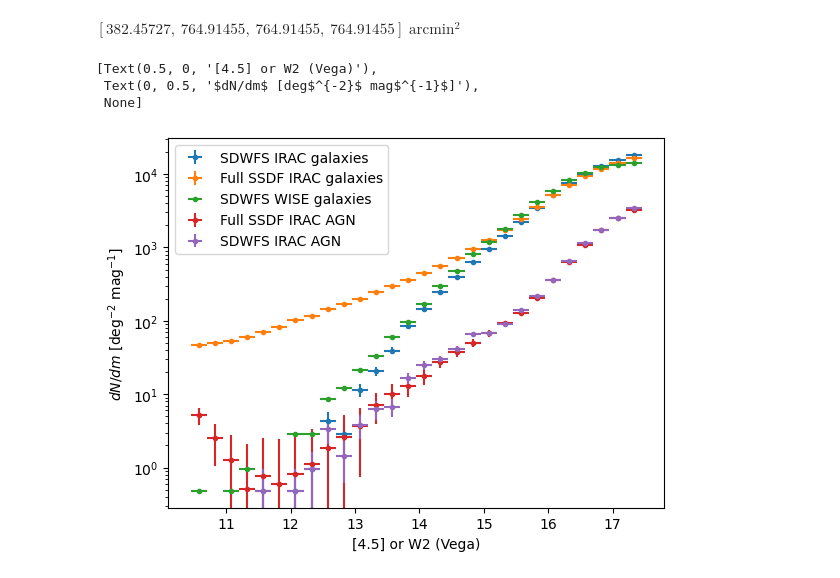
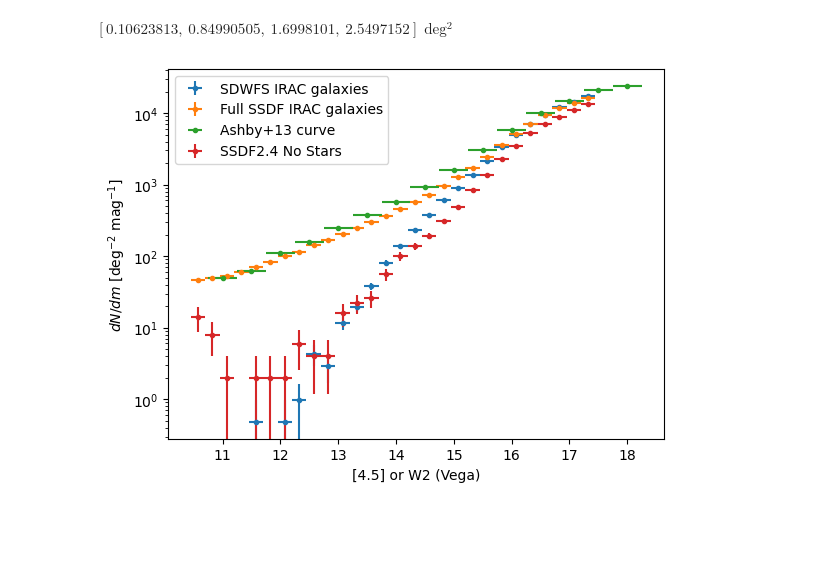
Before and after one commit to floydie7/SPT_AGN, a Jupyter notebook: SPT-local_bkg_SDWFS-SSDF_galAGN.ipynb, the cells around one changed output. Cells and saved outputs as stored; diff of their text form; code cells hidden in the pictures; blank space fills up the shorter version.

Commit message:
Example plot of how the SSDF dN/dm distribution changes with removing Gaia stars.

```diff
--- a/SPT-local_bkg_SDWFS-SSDF_galAGN.ipynb
+++ b/SPT-local_bkg_SDWFS-SSDF_galAGN.ipynb
@@ -212,3 +265,7 @@ ssdf_wise_gals_5_7r200 = ssdf_wise_gals_5_7r200[(ch1_bright_mag < ssdf_wise_gals
 # sdwfs_irac_agn = sdwfs_irac_gals[sdwfs_irac_gals['I1_MAG_APER4'] - sdwfs_irac_gals['I2_MAG_APER4'] >= agn_purity_color(0.8)]
 # ssdf_wise_agn = ssdf_wise_gals[ssdf_wise_gals['w1mpro'].value - ssdf_wise_gals['w2mpro'].value >= agn_purity_color(0.8)]
 # ssdf_irac_agn = ssdf_irac_gals[ssdf_irac_gals['I1_MAG_APER4'] - ssdf_irac_gals['I2_MAG_APER4'] >= agn_purity_color(0.8)]
+# %%
+ssdf24_wcs = WCS('Data_Repository/Images/SSDF/I2_SSDF2.4_mosaic.fits')
+ssdf24_img = fits.getdata('Data_Repository/Images/SSDF/I2_SSDF2.4_mosaic.fits')
+ssdf24_img.size * ssdf24_wcs.proj_plane_pixel_area()
@@ -218,7 +277,10 @@ ssdf_area = np.sum([data['annulus_area'] for data in spt_wise_annuli_data.values
 sdwfs_area = np.count_nonzero(sdwfs_mask_img) * sdwfs_wcs.proj_plane_pixel_area()
 full_ssdf_area = 94 * u.deg**2 # Ashby+13
 
+ssdf24_area = ssdf24_img.size * ssdf24_wcs.proj_plane_pixel_area()
+
 # Calculate our weighting factors
 ssdf_dndm_weight = ssdf_area.value * mag_bin_width
 sdwfs_dndm_weight = sdwfs_area.value * mag_bin_width
 full_ssdf_weight = full_ssdf_area * mag_bin_width
+ssdf24_weight = ssdf24_area * mag_bin_width
@@ -235,9 +301,9 @@ ssdf_wise_gals_1_3r200_weight = ssdf_wise_gals_1_3r200_area * mag_bin_width
 ssdf_wise_gals_3_5r200_weight = ssdf_wise_gals_3_5r200_area * mag_bin_width
 ssdf_wise_gals_5_7r200_weight = ssdf_wise_gals_5_7r200_area * mag_bin_width
 # %%
-u.Quantity([ssdf_wise_gals_inner_r200_area, ssdf_wise_gals_1_3r200_area, ssdf_wise_gals_3_5r200_area, ssdf_wise_gals_5_7r200_area], unit=u.deg**2).to(u.arcmin**2)
+u.Quantity([ssdf_wise_gals_inner_r200_area, ssdf_wise_gals_1_3r200_area, ssdf_wise_gals_3_5r200_area, ssdf_wise_gals_5_7r200_area], unit=u.deg**2)
 # %% [output]
-$[382.45727,~764.91455,~764.91455,~764.91455] \; \mathrm{arcmin^{2}}$
+$[0.10623813,~0.84990505,~1.6998101,~2.5497152] \; \mathrm{deg^{2}}$
 # %%
 full_ssdf_irac_agn = full_ssdf_irac_gals[full_ssdf_irac_gals['I1_MAG_APER4'] - full_ssdf_irac_gals['I2_MAG_APER4'] >= agn_purity_color(0.6)]
 sdwfs_irac_agn = sdwfs_irac_gals[sdwfs_irac_gals['I1_MAG_APER4'] - sdwfs_irac_gals['I2_MAG_APER4'] >= agn_purity_color(0.6)]
@@ -255,11 +323,14 @@ sdwfs_irac_dndm_weighted = sdwfs_irac_dndm / sdwfs_dndm_weight
 sdwfs_wise_dndm, _ = np.histogram(sdwfs_wise_gals['w2mpro'].value, bins=magnitude_bins)
 sdwfs_wise_dndm_weighted = sdwfs_wise_dndm / sdwfs_dndm_weight
 
-full_ssdf_irac_gals_dndm, _ = np.histogram(full_ssdf_irac_gals['I2_MAG_APER4'], bins=magnitude_bins)
+full_ssdf_irac_gals_dndm, _ = np.histogram(full_ssdf_irac_gals['I2_MAG_APER4'].value, bins=magnitude_bins)
 full_ssdf_irac_gals_dndm_weighted = full_ssdf_irac_gals_dndm / full_ssdf_weight
 
 full_ssdf_irac_agn_dndm, _ = np.histogram(full_ssdf_irac_agn['I2_MAG_APER4'], bins=magnitude_bins)
 full_ssdf_irac_agn_dndm_weighted = full_ssdf_irac_agn_dndm / full_ssdf_weight
+
+ssdf24_dndm, _ = np.histogram(ssdf24_irac_no_stars['I2_MAG_APER4'].value, bins=magnitude_bins)
+ssdf24_dndm_weighted = ssdf24_dndm / ssdf24_weight
 
 sdwfs_irac_agn_dndm, _ = np.histogram(sdwfs_irac_agn['I2_MAG_APER4'], bins=magnitude_bins)
 sdwfs_irac_agn_dndm_weighted = sdwfs_irac_agn_dndm / sdwfs_dndm_weight
@@ -298,6 +369,8 @@ sdwfs_wise_dndm_err = np.sqrt(sdwfs_wise_dndm) / sdwfs_dndm_weight
 full_ssdf_irac_gals_dndm_err = np.sqrt(full_ssdf_irac_gals_dndm) / full_ssdf_weight
 
 full_ssdf_irac_agn_dndm_err = np.sqrt(full_ssdf_irac_agn_dndm) / full_ssdf_weight
+
+ssdf24_dndm_err = np.sqrt(ssdf24_dndm) / ssdf24_weight
 
 sdwfs_irac_agn_dndm_err = np.sqrt(sdwfs_irac_agn_dndm) / sdwfs_dndm_weight
 
@@ -314,21 +387,21 @@ ssdf_wise_gals_5_7r200_dndm_err = np.sqrt(ssdf_wise_gals_5_7r200_dndm) / ssdf_wi
 # %%
 fig, ax = plt.subplots()
 ax.errorbar(magnitude_bin_centers, sdwfs_irac_dndm_weighted, yerr=sdwfs_irac_dndm_err, xerr=mag_bin_width/2, fmt='.', label='SDWFS IRAC galaxies')
 ax.errorbar(magnitude_bin_centers, full_ssdf_irac_gals_dndm_weighted, yerr=full_ssdf_irac_gals_dndm_err, xerr=mag_bin_width/2, fmt='.', label='Full SSDF IRAC galaxies')
-ax.errorbar(magnitude_bin_centers, sdwfs_wise_dndm_weighted, xerr=mag_bin_width/2, fmt='.', label='SDWFS WISE galaxies')
-ax.errorbar(magnitude_bin_centers, full_ssdf_irac_agn_dndm_weighted, yerr=full_ssdf_irac_gals_dndm_err, xerr=mag_bin_width/2,
-            fmt='.', label='Full SSDF IRAC AGN')
-
-ax.errorbar(magnitude_bin_centers, sdwfs_irac_agn_dndm_weighted, yerr=sdwfs_irac_agn_dndm_err, xerr=mag_bin_width/2,
-            fmt='.', label='SDWFS IRAC AGN')
+ax.errorbar(np.arange(11., 18.5, 0.5), 10**np.array([1.69, 1.79, 2.05, 2.20, 2.40, 2.57, 2.75, 2.97, 3.21, 3.49, 3.76, 4.00, 4.17, 4.32, 4.38]), xerr=0.25, fmt='.', label='Ashby+13 curve')
+ax.errorbar(magnitude_bin_centers, ssdf24_dndm_weighted, yerr=ssdf24_dndm_err, xerr=mag_bin_width/2, fmt='.', label='SSDF2.4 No Stars')
+# ax.errorbar(magnitude_bin_centers, sdwfs_wise_dndm_weighted, yerr=sdwfs_wise_dndm_err, xerr=mag_bin_width/2, fmt='.', label='SDWFS WISE galaxies')
+# ax.errorbar(magnitude_bin_centers, full_ssdf_irac_agn_dndm_weighted, yerr=full_ssdf_irac_gals_dndm_err, xerr=mag_bin_width/2,
+#             fmt='.', label='Full SSDF IRAC AGN')
+#
+# ax.errorbar(magnitude_bin_centers, sdwfs_irac_agn_dndm_weighted, yerr=sdwfs_irac_agn_dndm_err, xerr=mag_bin_width/2,
+#             fmt='.', label='SDWFS IRAC AGN')
 # ax.errorbar(magnitude_bin_centers, ssdf_wise_gals_inner_r200_dndm_weighted, yerr=ssdf_wise_gals_inner_r200_dndm_err, xerr=mag_bin_width/2, fmt='.', label=r'SSDF WISE galaxies $< r_{200}$')
 # ax.errorbar(magnitude_bin_centers, ssdf_wise_gals_1_3r200_dndm_weighted, yerr=ssdf_wise_gals_1_3r200_dndm_err, xerr=mag_bin_width/2, fmt='.', label=r'SSDF WISE galaxies $1 < r/r_{200} \leq 3$')
 # ax.errorbar(magnitude_bin_centers, ssdf_wise_gals_3_5r200_dndm_weighted, yerr=ssdf_wise_gals_3_5r200_dndm_err, xerr=mag_bin_width/2, fmt='.', label=r'SSDF WISE galaxies $3 < r/r_{200} \leq 5$')
 # ax.errorbar(magnitude_bin_centers, ssdf_wise_gals_5_7r200_dndm_weighted, yerr=ssdf_wise_gals_5_7r200_dndm_err, xerr=mag_bin_width/2, fmt='.', label=r'SSDF WISE galaxies $5 < r/r_{200} \leq 7$')
 ax.legend()
 ax.set(xlabel='[4.5] or W2 (Vega)', ylabel=r'$dN/dm$ [deg$^{-2}$ mag$^{-1}$]', yscale='log')
+fig.savefig('Data_Repository/Project_Data/SPT-IRAGN/local_backgrounds/plots/SDWFS/SDWFS-SSDF_remove_stars.pdf')
 # %% [output]
-[Text(0.5, 0, '[4.5] or W2 (Vega)'),
- Text(0, 0.5, '$dN/dm$ [deg$^{-2}$ mag$^{-1}$]'),
- None]
-[figure, old version]
+[figure, new version]
```
Also changed, not shown: parts of 20 cells of this notebook.
